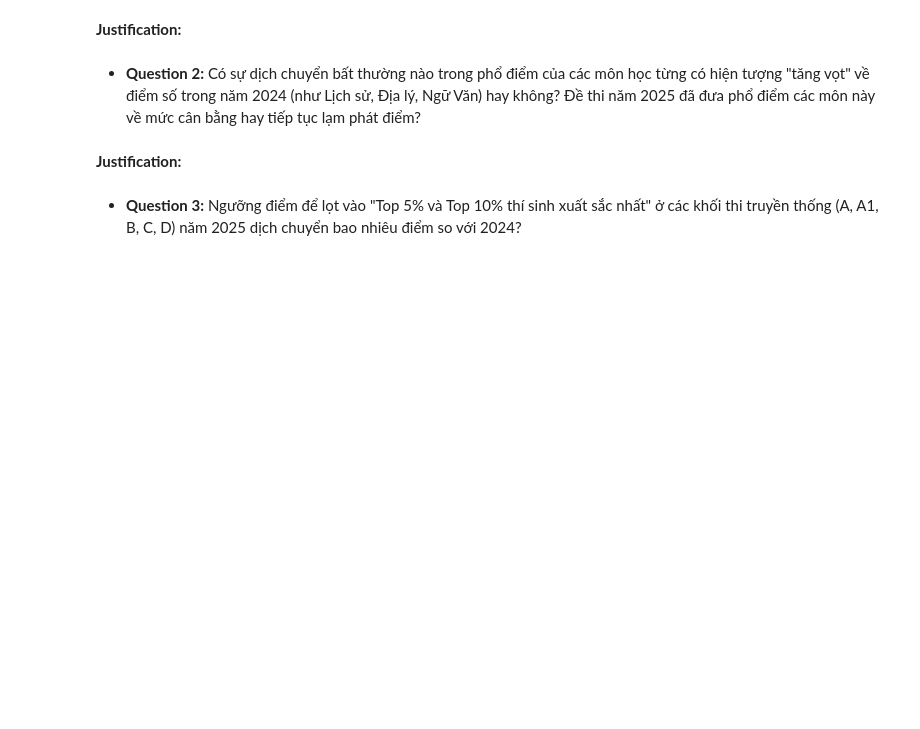
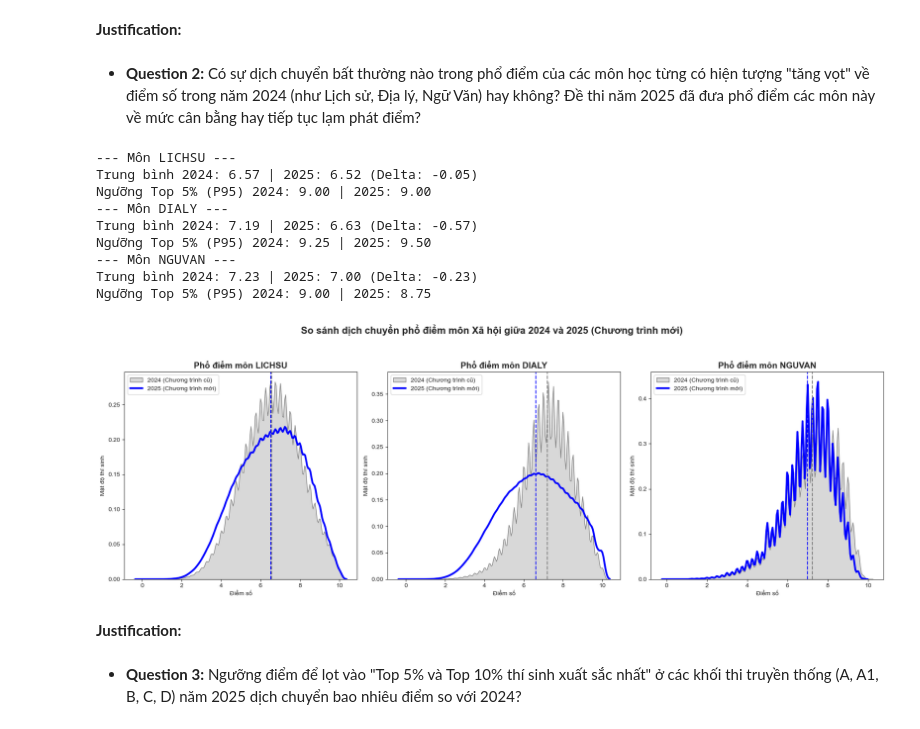
Before and after one commit to trnghuybru/data_analysis, a Jupyter notebook: my_Project.ipynb, the cells around one changed output. Drawn from its saved outputs; the diff is of its cells as text; code cells hidden in the pictures; blank space fills up the shorter version.

```diff
--- a/my_Project.ipynb
+++ b/my_Project.ipynb
@@ -344,3 +385,51 @@ Final record count: 5236713
+# %%
+# Analysis for Question 2: Dịch chuyển phổ điểm môn Xã hội (Sử, Địa, Văn)
+social_subjects = ['lichsu', 'dialy', 'nguvan']
+
+# 1. Tách dữ liệu so sánh
+df_24 = master_df[master_df['year_exam'] == 2024]
+df_25_new = master_df[(master_df['year_exam'] == 2025) & (master_df['curriculum'] == 'CT2018')]
+
+plt.figure(figsize=(18, 6))
+
+for i, sub in enumerate(social_subjects):
+    plt.subplot(1, 3, i+1)
+
+    # Vẽ phân phối KDE (Mật độ)
+    sns.kdeplot(df_24[sub].dropna(), label='2024 (Chương trình cũ)', fill=True, color='gray', alpha=0.3)
+    sns.kdeplot(df_25_new[sub].dropna(), label='2025 (Chương trình mới)', linewidth=3, color='blue')
+
+    # Tính Mean và các mốc quan trọng (Percentile)
+    mean_24, mean_25 = df_24[sub].mean(), df_25_new[sub].mean()
+    p95_24, p95_25 = df_24[sub].quantile(0.95), df_25_new[sub].quantile(0.95)
+
+    # Vẽ đường thẳng Mean tham chiếu
+    plt.axvline(mean_24, color='gray', linestyle='--')
+    plt.axvline(mean_25, color='blue', linestyle='--')
+
+    plt.title(f'Phổ điểm môn {sub.upper()}', fontsize=14, fontweight='bold')
+    plt.xlabel('Điểm số')
+    plt.ylabel('Mật độ thí sinh')
+    plt.legend()
+
+    print(f"--- Môn {sub.upper()} ---")
+    print(f"Trung bình 2024: {mean_24:.2f} | 2025: {mean_25:.2f} (Delta: {mean_25-mean_24:+.2f})")
+    print(f"Ngưỡng Top 5% (P95) 2024: {p95_24:.2f} | 2025: {p95_25:.2f}")
+
+plt.suptitle('So sánh dịch chuyển phổ điểm môn Xã hội giữa 2024 và 2025 (Chương trình mới)', fontsize=16, fontweight='bold', y=1.05)
+plt.tight_layout()
+plt.show()
+# %% [output]
+--- Môn LICHSU ---
+Trung bình 2024: 6.57 | 2025: 6.52 (Delta: -0.05)
+Ngưỡng Top 5% (P95) 2024: 9.00 | 2025: 9.00
+--- Môn DIALY ---
+Trung bình 2024: 7.19 | 2025: 6.63 (Delta: -0.57)
+Ngưỡng Top 5% (P95) 2024: 9.25 | 2025: 9.50
+--- Môn NGUVAN ---
+Trung bình 2024: 7.23 | 2025: 7.00 (Delta: -0.23)
+Ngưỡng Top 5% (P95) 2024: 9.00 | 2025: 8.75
+[figure, added]
 # %% [markdown]
 **Justification:**
 # %% [markdown]
```
Also changed, not shown: parts of 8 cells of this notebook.
